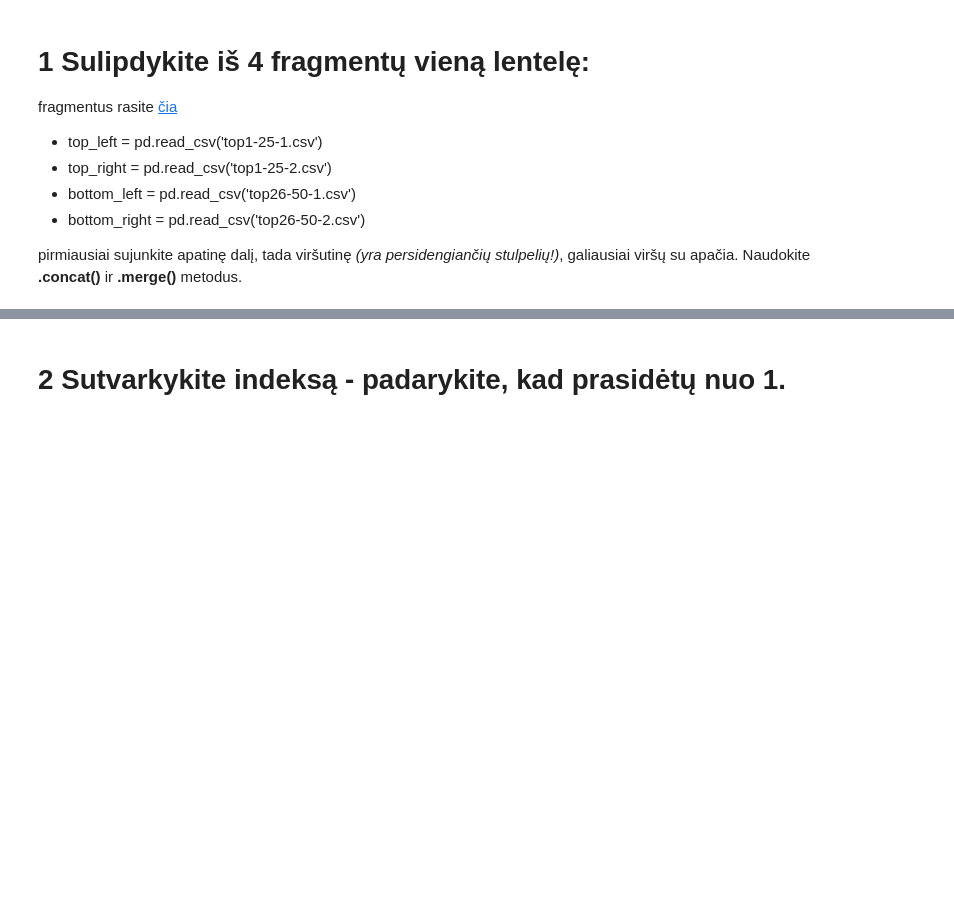
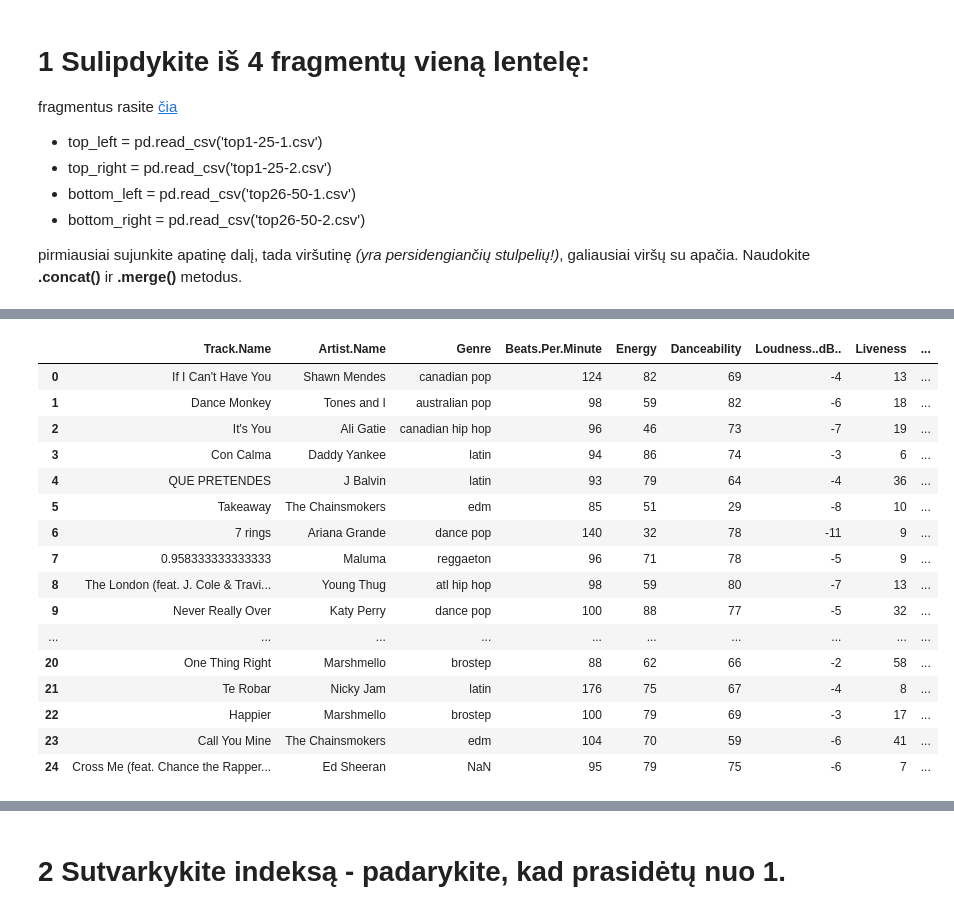
Before and after one commit to IngridaVaitkuviene/ptu5_antra_dalis, a Jupyter notebook: _1010_uzduotys.ipynb, the cells around one changed output, grey strips where cells are left out. Cells and saved outputs as stored; diff of their text form; code cells hidden in the pictures; blank space fills up the shorter version.

```diff
--- a/_1010_uzduotys.ipynb
+++ b/_1010_uzduotys.ipynb
@@ -24,0 +22,21 @@ pirmiausiai sujunkite apatinę dalį, tada viršutinę *(yra persidengiančių s
+# %%
+apatine = pd.concat([bottom_left, bottom_right], axis=1)
+apatine
+# %% [output]
+|  | Track.Name | Artist.Name | Genre | Beats.Per.Minute | Energy | Danceability | Loudness..dB.. | Liveness | ... |
+| 0 | If I Can't Have You | Shawn Mendes | canadian pop | 124 | 82 | 69 | -4 | 13 | ... |
+| 1 | Dance Monkey | Tones and I | australian pop | 98 | 59 | 82 | -6 | 18 | ... |
+| 2 | It's You | Ali Gatie | canadian hip hop | 96 | 46 | 73 | -7 | 19 | ... |
+| 3 | Con Calma | Daddy Yankee | latin | 94 | 86 | 74 | -3 | 6 | ... |
+| 4 | QUE PRETENDES | J Balvin | latin | 93 | 79 | 64 | -4 | 36 | ... |
+| 5 | Takeaway | The Chainsmokers | edm | 85 | 51 | 29 | -8 | 10 | ... |
+| 6 | 7 rings | Ariana Grande | dance pop | 140 | 32 | 78 | -11 | 9 | ... |
+| 7 | 0.958333333333333 | Maluma | reggaeton | 96 | 71 | 78 | -5 | 9 | ... |
+| 8 | The London (feat. J. Cole & Travi... | Young Thug | atl hip hop | 98 | 59 | 80 | -7 | 13 | ... |
+| 9 | Never Really Over | Katy Perry | dance pop | 100 | 88 | 77 | -5 | 32 | ... |
+| ... | ... | ... | ... | ... | ... | ... | ... | ... | ... |
+| 20 | One Thing Right | Marshmello | brostep | 88 | 62 | 66 | -2 | 58 | ... |
+| 21 | Te Robar | Nicky Jam | latin | 176 | 75 | 67 | -4 | 8 | ... |
+| 22 | Happier | Marshmello | brostep | 100 | 79 | 69 | -3 | 17 | ... |
+| 23 | Call You Mine | The Chainsmokers | edm | 104 | 70 | 59 | -6 | 41 | ... |
+| 24 | Cross Me (feat. Chance the Rapper... | Ed Sheeran | NaN | 95 | 79 | 75 | -6 | 7 | ... |
```
Also changed, not shown: parts of 20 cells of this notebook, 5 other files.
